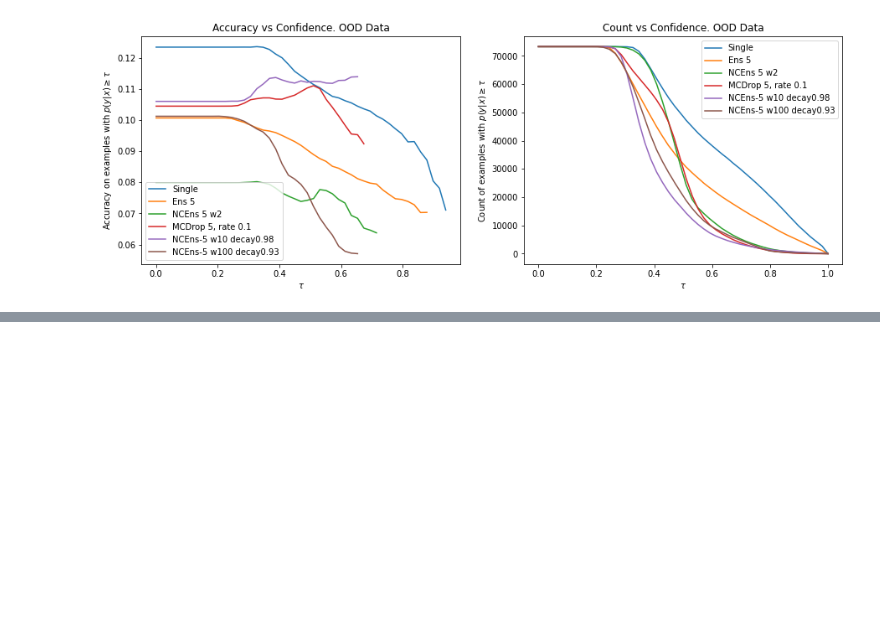
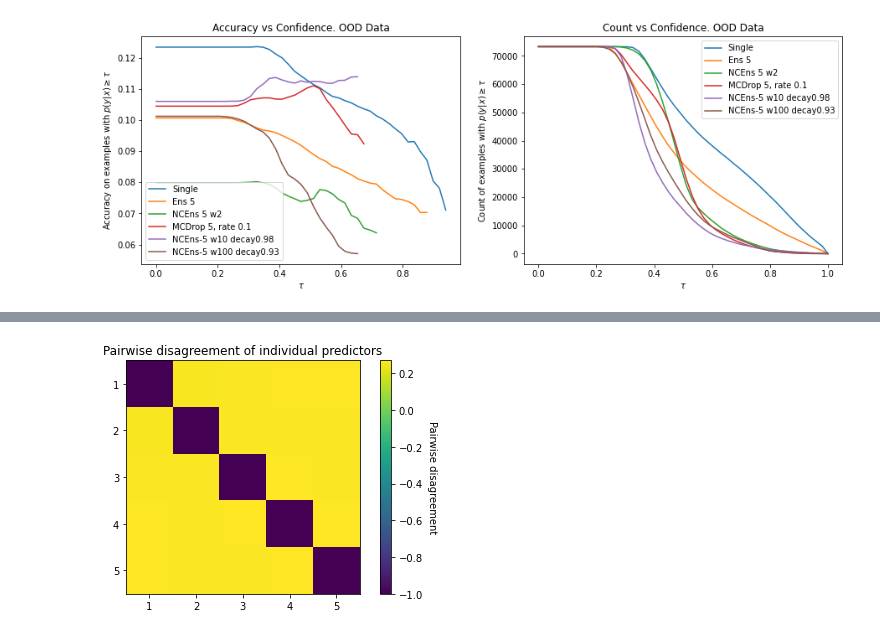
Before and after one commit to gintepe/DeepEnsembleUncertainty, a Jupyter notebook: test_cifar.ipynb, the cells around one changed output, grey strips where cells are left out. Cells and saved outputs as stored; diff of their text form; code cells hidden in the pictures; blank space fills up the shorter version.

```diff
--- a/test_cifar.ipynb
+++ b/test_cifar.ipynb
@@ -231,0 +243,4 @@ print(params.shape)
+# %%
+plot_disagreement_mat(disagreement_mat, remove_diag=False)
+# %% [output]
+[figure, added]
```
Also changed, not shown: parts of 9 cells of this notebook, 8 other files.
